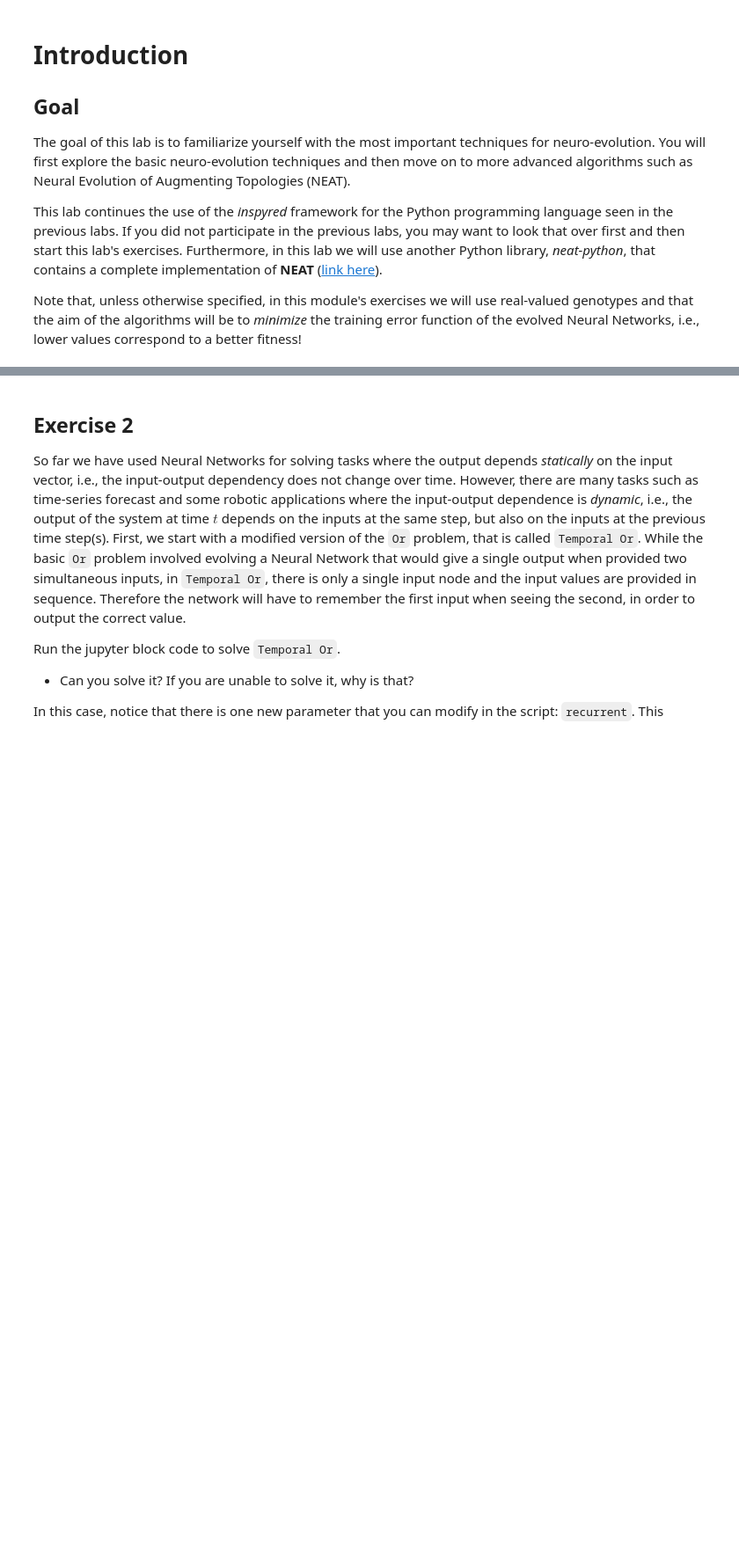
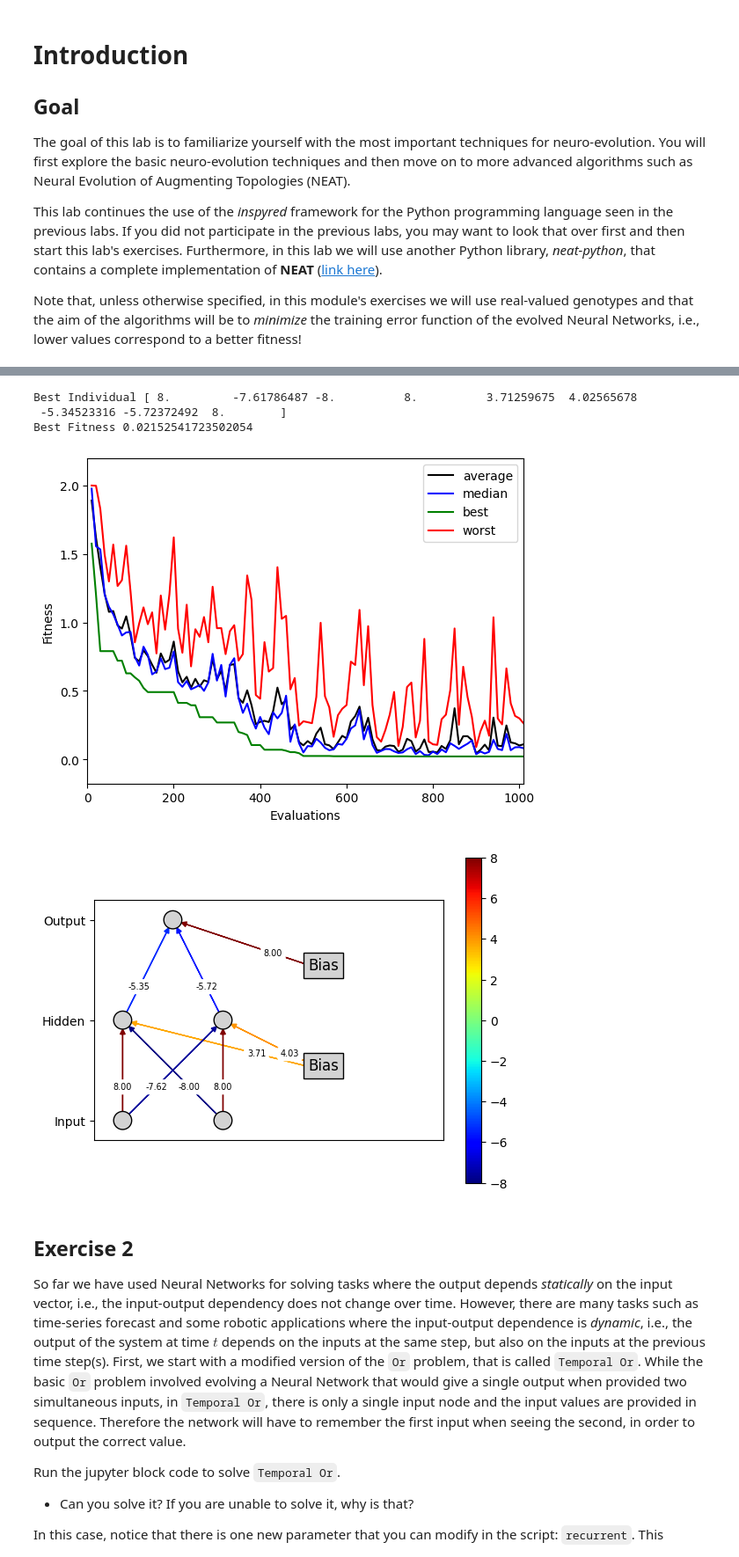
Before and after one commit to wamuumu/bio-labs, a Jupyter notebook: Lab08/Lab_08.ipynb, the cells around one changed output, grey strips where cells are left out. Shown at 88% size. Saved outputs shown, nothing was run; the diff lists cells and outputs as text; code cells hidden in the pictures; blank space fills up the shorter version.

```diff
--- a/Lab08/Lab_08.ipynb
+++ b/Lab08/Lab_08.ipynb
@@ -78,10 +78,12 @@ Edit this part to do the exercises
 """
 
 # problem
-problem_class = Or #And, Xor
+#problem_class = Or
+#problem_class = And
+problem_class = Xor
 
 # parameters for the GA
-args["num_hidden_units"] = 0 # Number of hidden units of the neural network
+args["num_hidden_units"] = 2 # Number of hidden units of the neural network
 args["gaussian_stdev"] = 1.0 # Standard deviation of the Gaussian mutations
 args["crossover_rate"]  = 0.8 # Crossover fraction
 args["tournament_size"] = 2 # Tournament size
@@ -96,33 +98,39 @@ args["mutation_rate"] = 0.5 # fraction of loci to perform mutation on
 
 args["use_bounder"] = True # use the problem's bounder to restrict values
 # comment out the previously line to run unbounded
 
 args["max_generations"] = 100 # Number of generations of the GA
 display = True # Plot initial and final populations
 
 """
 -------------------------------------------------------------------------
 """
 
 args["fig_title"] = 'GA'
 
 
 rng = Random()
 
 best_individual, best_fitness, final_pop = run_ga(rng, display=display,
                                               problem_class=problem_class,**args)
 print("Best Individual", best_individual)
 print("Best Fitness", best_fitness)
 
 if display :
     net = problem_class(args["num_hidden_units"]).net
     net.set_params(best_individual)
 
     ann_plotter = ANNPlotter(net)
     ann_plotter.draw()
 
     ioff()
     show()
+# %% [output]
+Best Individual [ 8.         -7.61786487 -8.          8.          3.71259675  4.02565678
+ -5.34523316 -5.72372492  8.        ]
+Best Fitness 0.02152541723502054
+[figure, added]
+[figure, added]
 # %% [markdown]
 ## Exercise 2
 So far we have used Neural Networks for solving tasks where the output depends *statically* on the input vector, i.e., the input-output dependency does not change over time. However, there are many tasks such as time-series forecast and some robotic applications where the input-output dependence is *dynamic*, i.e., the output of the system at time $t$ depends on the inputs at the same step, but also on the inputs at the previous time step(s).
```
Also changed, not shown: parts of 2 cells of this notebook, 4 other files.
